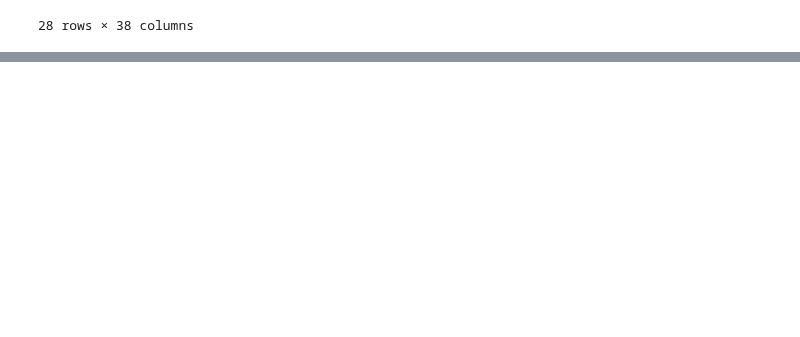
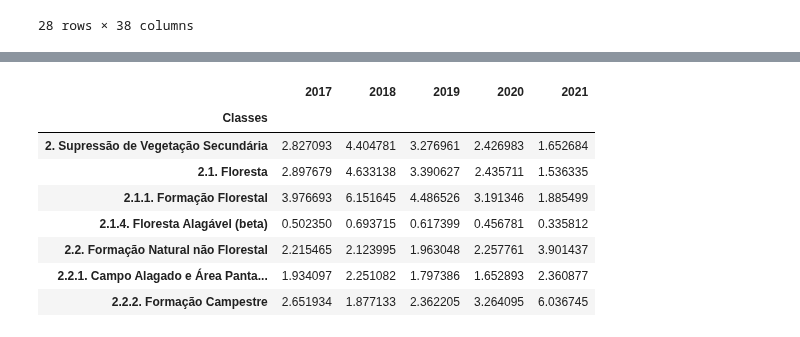
Before and after one commit to RaphaLevy/Study_on_Malaria_dynamics, a Jupyter notebook: mapbiomas_data/Deforestation_Relationship_Amazonas_Manaus.ipynb, the cells around one changed output, grey strips where cells are left out. Saved outputs shown, nothing was run; the diff lists cells and outputs as text; code cells hidden in the pictures; blank space fills up the shorter version.

Commit message:
Drops unused rows

```diff
--- a/mapbiomas_data/Deforestation_Relationship_Amazonas_Manaus.ipynb
+++ b/mapbiomas_data/Deforestation_Relationship_Amazonas_Manaus.ipynb
@@ -240,0 +263,8 @@ ratio
+# %%
+selected_columns_2017_2021 = ['Classes', '2017', '2018', '2019', '2020', '2021']
+
+# Create a new DataFrame from the selected columns
+ratio_df_2017_2021 = ratio[selected_columns_2017_2021]
+
+# Display the new DataFrame
+ratio_df_2017_2021
@@ -240,0 +289,4 @@ ratio
+# %%
+# Drop rows with NaN values
+ratio_df_2017_2021_dropped = ratio_df_2017_2021.dropna()
+ratio_df_2017_2021_dropped
@@ -240,0 +311,2 @@ ratio
+# %%
+ratio_df_2017_2021_dropped.set_index('Classes', inplace=True)
@@ -240,0 +334,3 @@ ratio
+# %%
+non_zero_ratio = ratio_df_2017_2021_dropped[ratio_df_2017_2021_dropped > 0]
+non_zero_ratio
@@ -240,0 +356,14 @@ ratio
+# %%
+# Drop rows with NaN values
+non_zero_ratio = non_zero_ratio.dropna()
+non_zero_ratio
+# %% [output]
+|  | 2017 | 2018 | 2019 | 2020 | 2021 |
+| Classes |  |  |  |  |  |
+| 2. Supressão de Vegetação Secundária | 2.827093 | 4.404781 | 3.276961 | 2.426983 | 1.652684 |
+| 2.1. Floresta | 2.897679 | 4.633138 | 3.390627 | 2.435711 | 1.536335 |
+| 2.1.1. Formação Florestal | 3.976693 | 6.151645 | 4.486526 | 3.191346 | 1.885499 |
+| 2.1.4. Floresta Alagável (beta) | 0.502350 | 0.693715 | 0.617399 | 0.456781 | 0.335812 |
+| 2.2. Formação Natural não Florestal | 2.215465 | 2.123995 | 1.963048 | 2.257761 | 3.901437 |
+| 2.2.1. Campo Alagado e Área Panta... | 1.934097 | 2.251082 | 1.797386 | 1.652893 | 2.360877 |
+| 2.2.2. Formação Campestre | 2.651934 | 1.877133 | 2.362205 | 3.264095 | 6.036745 |
```
Also changed, not shown: parts of 6 cells of this notebook.
